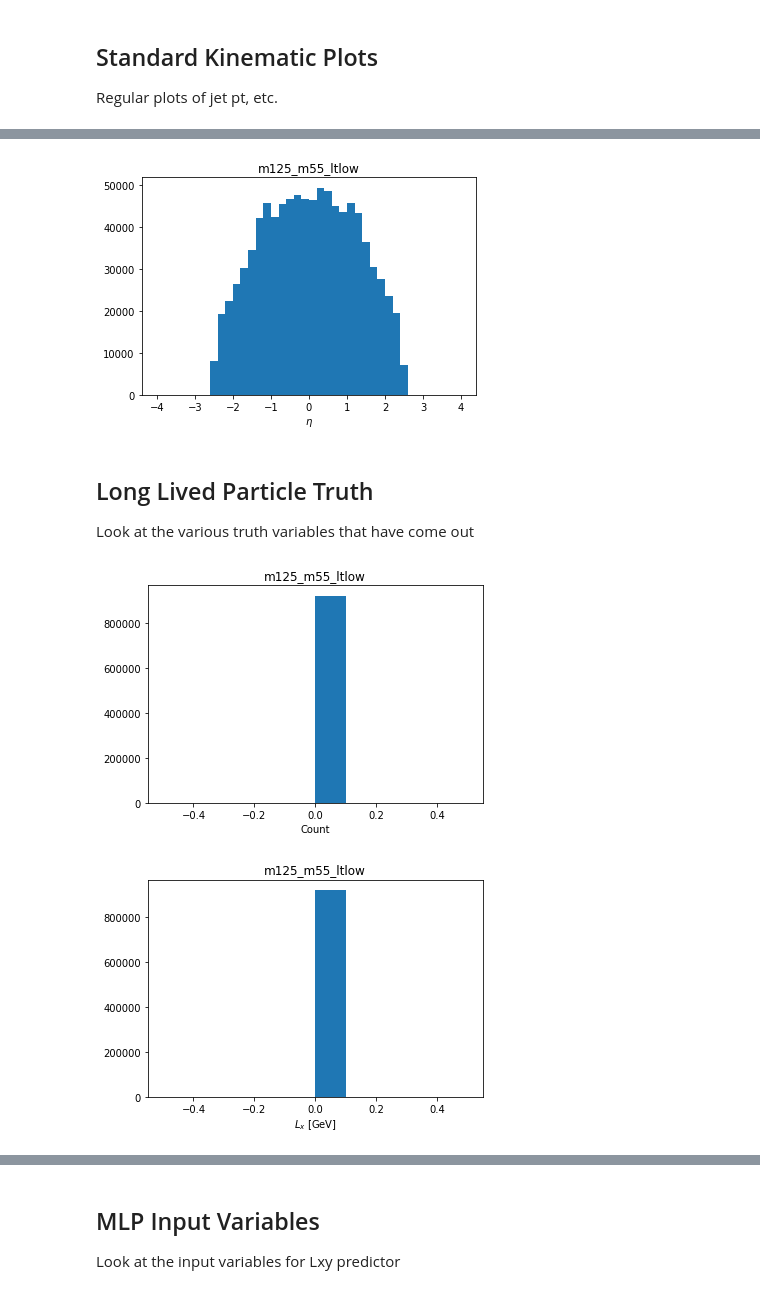
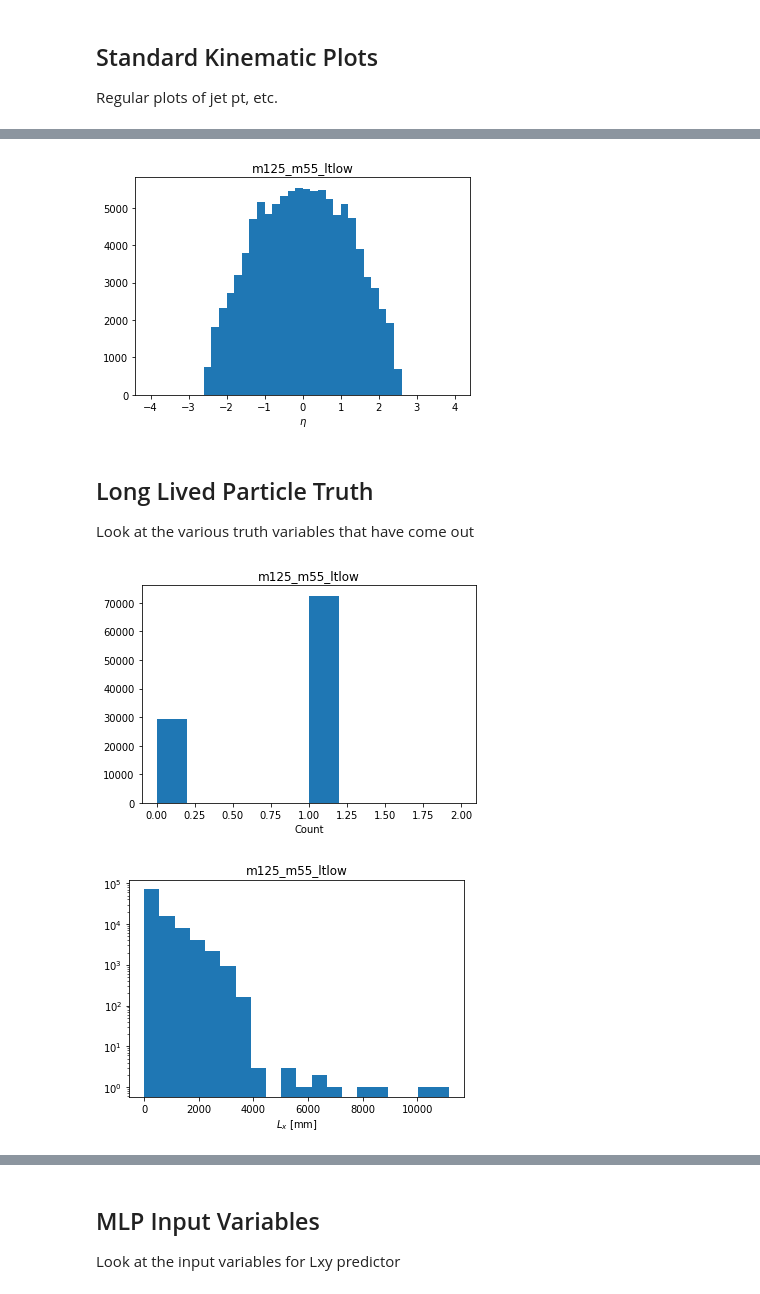
Before and after one commit to gordonwatts/calratio-perjet-training, a Jupyter notebook: notebooks/Input Variable Plots.ipynb, the cells around one changed output, grey strips where cells are left out. Cells and saved outputs as stored; diff of their text form; code cells hidden in the pictures.

```diff
--- a/notebooks/Input Variable Plots.ipynb
+++ b/notebooks/Input Variable Plots.ipynb
@@ -27,6 +27,6 @@ def get_all_files(wildcard):
 # %%
 %time
 df = EventDataset(get_all_files(local_files))
-m125_m55_ltlow = fetch_perjet_data(df, "test_2")
+m125_m55_ltlow = fetch_perjet_data(df, "m125_m55_ltlow")
 # %% [output]
 Wall time: 0 ns
@@ -67,21 +85,22 @@ plt.hist(m125_m55_ltlow.JetEta, bins=8*5, range=(-4.0,4.0))
 plt.title('m125_m55_ltlow')
 _ = plt.xlabel('$\eta$')
 # %% [output]
-[figure, old version]
+[figure, new version]
 # %% [markdown]
 ## Long Lived Particle Truth
 
 Look at the various truth variables that have come out
 # %%
-plt.hist(m125_m55_ltlow.LLP_Count)
+plt.hist(m125_m55_ltlow.nLLPs_Near_Jets)
 plt.title('m125_m55_ltlow')
 _ = plt.xlabel('Count')
 # %% [output]
-[figure, old version]
+[figure, new version]
 # %%
-plt.hist(m125_m55_ltlow.Lx)
+plt.hist(m125_m55_ltlow.Lx, bins=20)
 plt.title('m125_m55_ltlow')
-_ = plt.xlabel('$L_x$ [GeV]')
+plt.yscale('log')
+_ = plt.xlabel('$L_x$ [mm]')
 # %% [output]
-[figure, old version]
+[figure, new version]
 # %%
```
Also changed, not shown: parts of 8 cells of this notebook, 1 other file.
